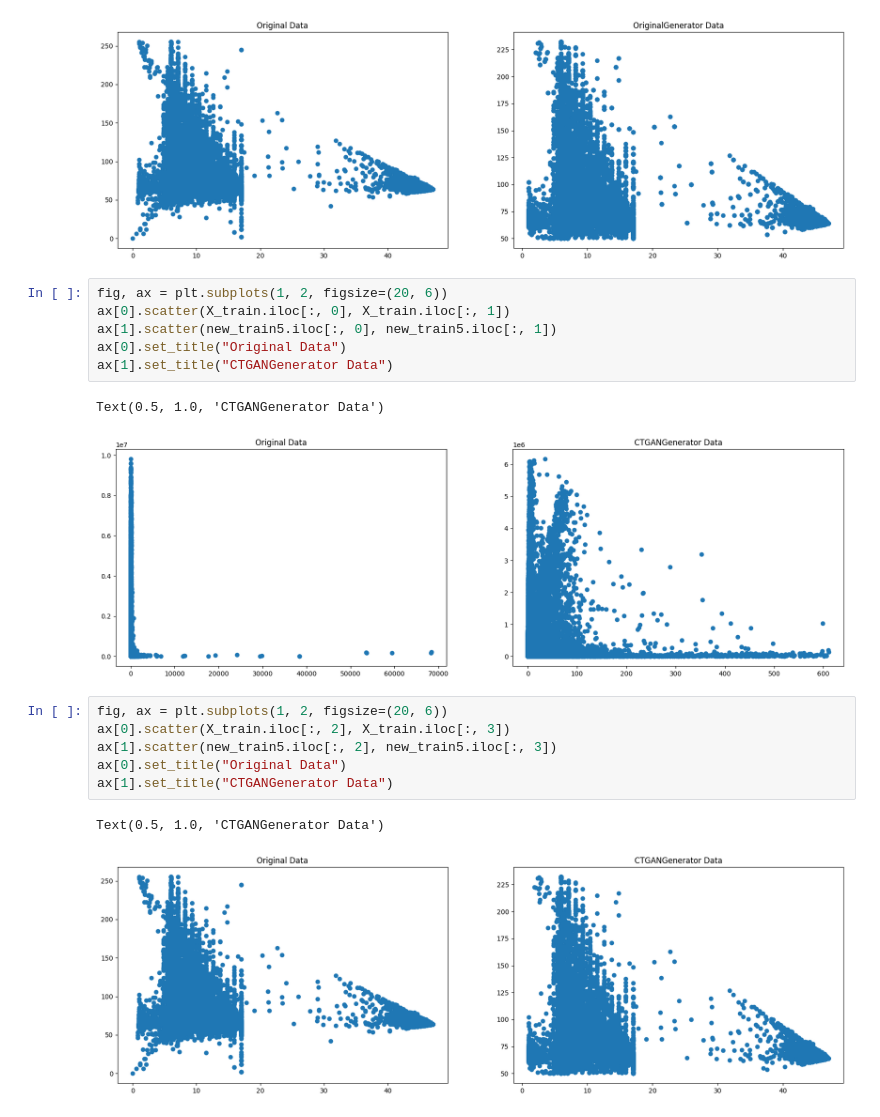
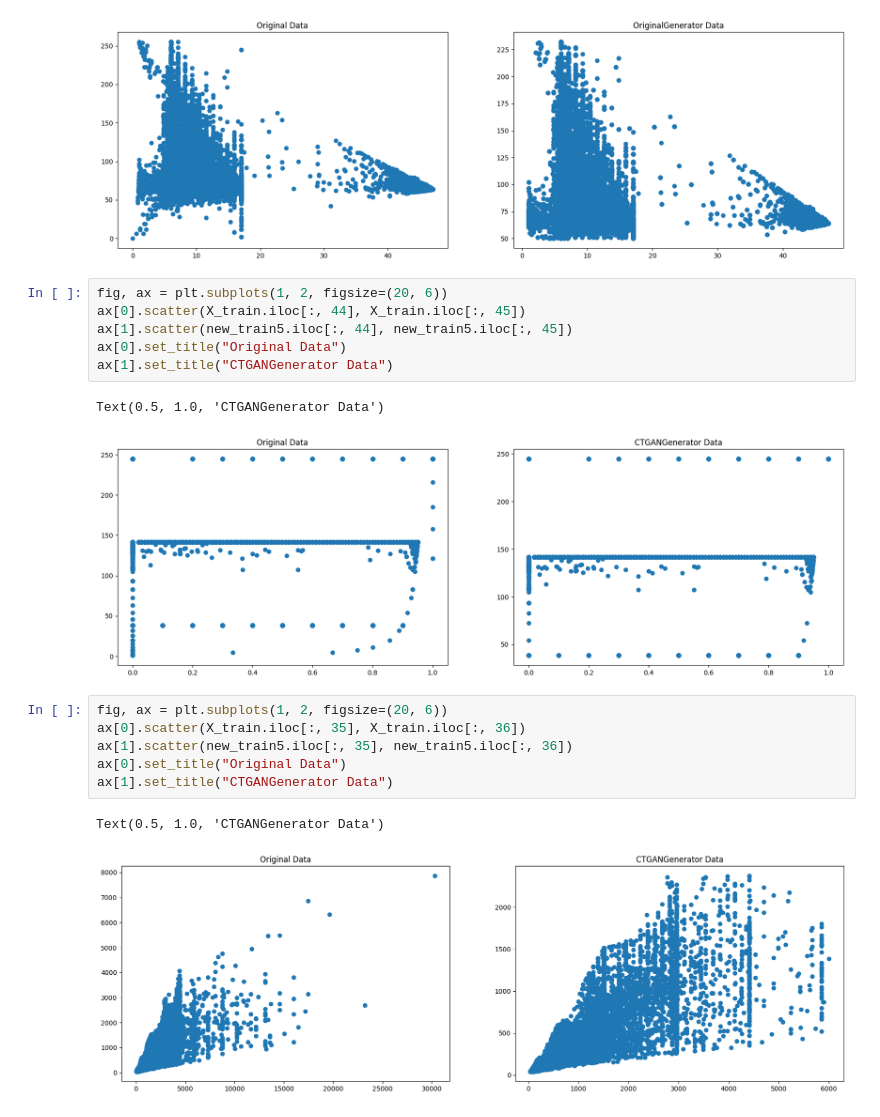
Before and after one commit to ML-Project-Team-5/Project_NetworkIDS, a Jupyter notebook: ND_TabularGan.ipynb, the cells around one changed output. Saved outputs shown, nothing was run; the diff lists cells and outputs as text.

Commit message:
feat: plot correlation

```diff
--- a/ND_TabularGan.ipynb
+++ b/ND_TabularGan.ipynb
@@ -166,19 +166,19 @@ Text(0.5, 1.0, 'OriginalGenerator Data')
 [figure]
 # %%
 fig, ax = plt.subplots(1, 2, figsize=(20, 6))
-ax[0].scatter(X_train.iloc[:, 0], X_train.iloc[:, 1])
-ax[1].scatter(new_train5.iloc[:, 0], new_train5.iloc[:, 1])
+ax[0].scatter(X_train.iloc[:, 44], X_train.iloc[:, 45])
+ax[1].scatter(new_train5.iloc[:, 44], new_train5.iloc[:, 45])
 ax[0].set_title("Original Data")
 ax[1].set_title("CTGANGenerator Data")
 # %% [output]
 Text(0.5, 1.0, 'CTGANGenerator Data')
-[figure, old version]
+[figure, new version]
 # %%
 fig, ax = plt.subplots(1, 2, figsize=(20, 6))
-ax[0].scatter(X_train.iloc[:, 2], X_train.iloc[:, 3])
-ax[1].scatter(new_train5.iloc[:, 2], new_train5.iloc[:, 3])
+ax[0].scatter(X_train.iloc[:, 35], X_train.iloc[:, 36])
+ax[1].scatter(new_train5.iloc[:, 35], new_train5.iloc[:, 36])
 ax[0].set_title("Original Data")
 ax[1].set_title("CTGANGenerator Data")
 # %% [output]
 Text(0.5, 1.0, 'CTGANGenerator Data')
-[figure, old version]
+[figure, new version]
```
Also changed, not shown: parts of 1 cell of this notebook.
